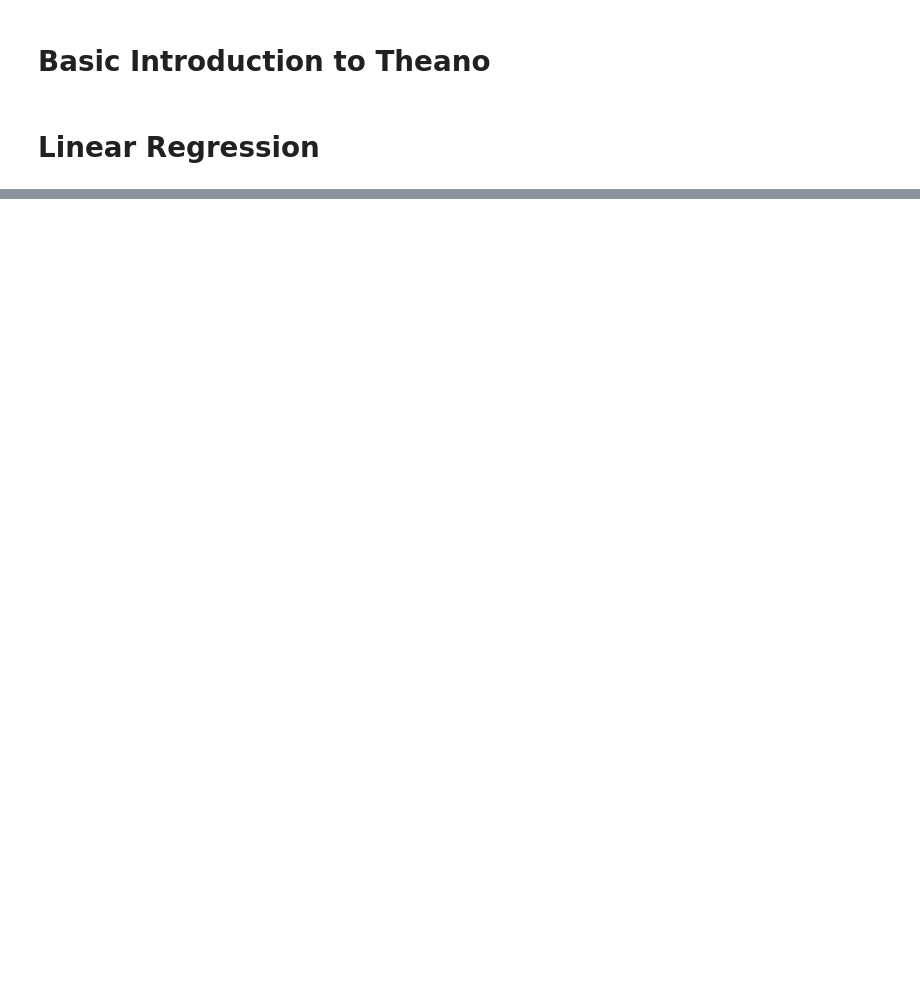
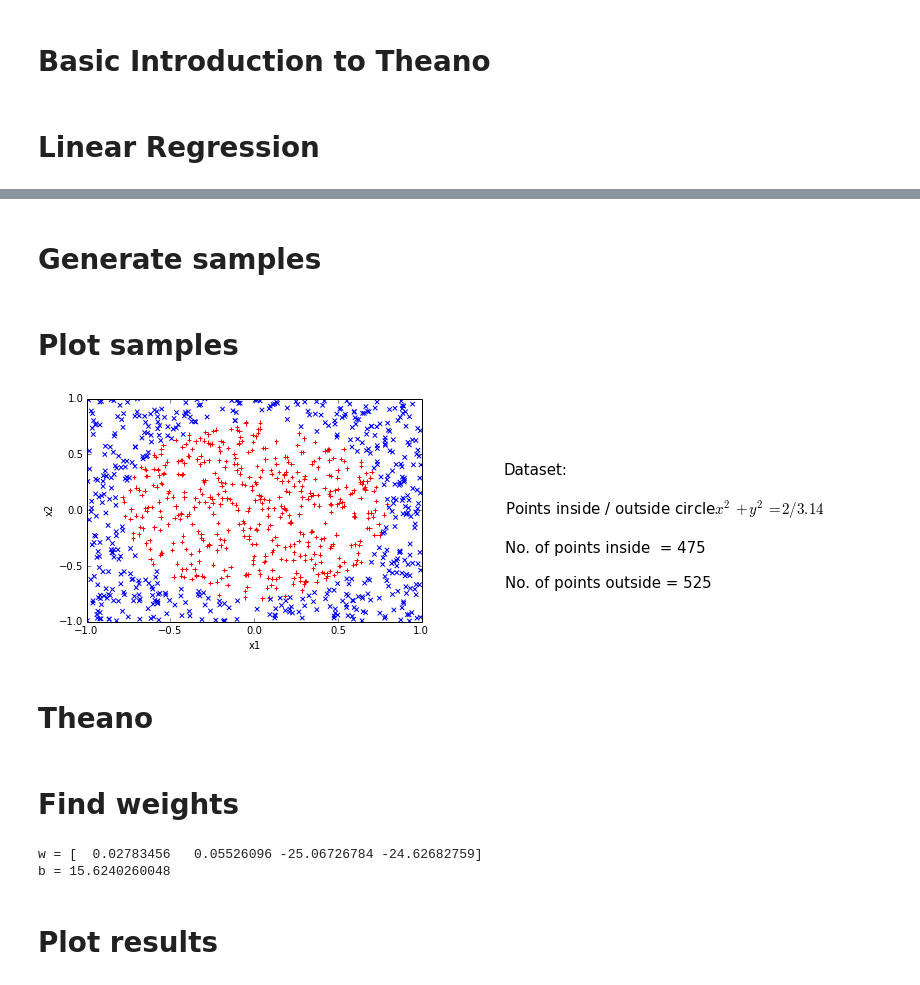
Before and after one commit to TomaszGolan/mlScratchpad, a Jupyter notebook: mlScratchpad_presentation.ipynb, the cells around one changed output, grey strips where cells are left out. Saved outputs shown, nothing was run; the diff lists cells and outputs as text; code cells hidden in the pictures; blank space fills up the shorter version.

```diff
--- a/mlScratchpad_presentation.ipynb
+++ b/mlScratchpad_presentation.ipynb
@@ -53,0 +231,2 @@ display(HTML(s))
+# %% [markdown]
+# Generate samples
@@ -53,0 +260,37 @@ display(HTML(s))
+# %% [markdown]
+
+# Plot samples
+# %%
+def plotMe(): # just to fit on a slide
+    # separate points inside and outside circle
+    inside, outside = [], []
+
+    for i in range(N):
+        if Y[i]: inside.append(randomPoints[i])
+        else: outside.append(randomPoints[i])
+
+    # axis settings
+    plt.xlabel('x1')
+    plt.ylabel('x2')
+    plt.xlim([-1, 1])
+    plt.ylim([-1, 1])
+
+    # plot samples
+
+    plt.scatter(*zip(*inside), marker = '+', color = 'r')
+    plt.scatter(*zip(*outside), marker = 'x', color = 'b')
+
+    plt.text(1.5, -1, 'Dataset:\n\n'
+                      'Points inside / outside circle'
+                      '$x^2 + y^2 = 2 / 3.14$\n\n'
+                      'No. of points inside  = %d\n\n'
+                      'No. of points outside = %d\n\n'
+                      % (len(inside), len(outside)), fontsize = 15)
+
+    plt.show()
+# %%
+plotMe()
+# %% [output]
+[figure, added]
+# %% [markdown]
+# Theano
@@ -53,0 +326,16 @@ display(HTML(s))
+# %% [markdown]
+# Find weights
+# %%
+### TRAIN ###
+
+costs = [] # value of cost function in each training step
+
+for i in range(nTrainSteps): costs.append(train(X, Y))
+
+print "w =", w.get_value()
+print "b =", b.get_value()
+# %% [output]
+w = [  0.02783456   0.05526096 -25.06726784 -24.62682759]
+b = 15.6240260048
+# %% [markdown]
+# Plot results
```
Also changed, not shown: parts of 42 cells of this notebook, 1 other file.
